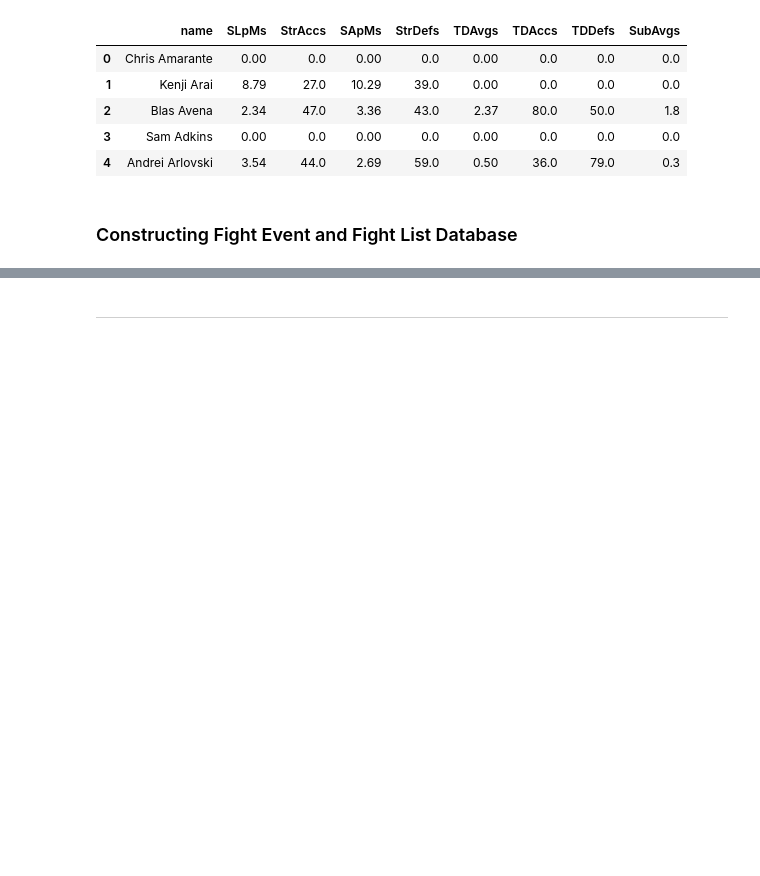
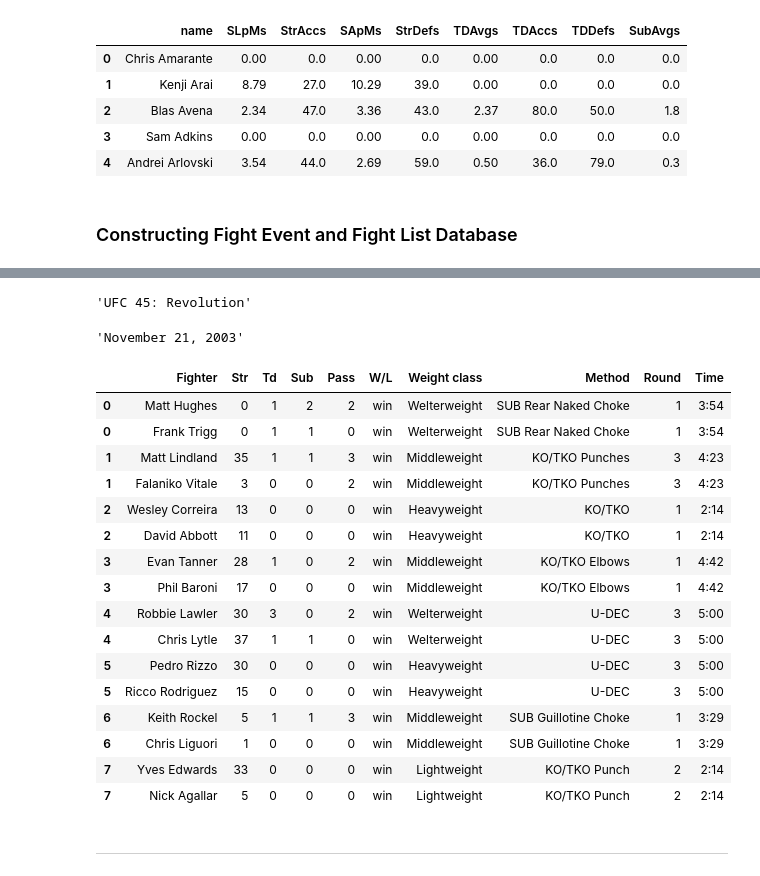
Before and after one commit to Neji128/Creating-a-SQL-Server-via-Web-Scrapping, a Jupyter notebook: data/Web_Scrapping.ipynb, the cells around one changed output, grey strips where cells are left out. Saved outputs shown, nothing was run; the diff lists cells and outputs as text; code cells hidden in the pictures; blank space fills up the shorter version.

```diff
--- a/data/Web_Scrapping.ipynb
+++ b/data/Web_Scrapping.ipynb
@@ -480,2 +482,38 @@ column_transformer(test, 'Str')
+# %%
+event_name_fetcher(test_soup)
+# %% [output]
+'UFC 45: Revolution'
+# %%
+event_date_fetcher(test_soup)
+# %% [output]
+'November 21, 2003'
+# %%
+def unnesting(df, explode):
+    idx = df.index.repeat(df[explode[0]].str.len())
+    df1 = pd.concat([
+        pd.DataFrame({x: np.concatenate(df[x].values)}) for x in explode], axis=1)
+    df1.index = idx
+
+    return df1.join(df.drop(explode, 1), how='left')
+# %%
+unnesting(test, ['Fighter', 'Str', 'Td', 'Sub', 'Pass'])
+# %% [output]
+|  | Fighter | Str | Td | Sub | Pass | W/L | Weight class | Method | Round | Time |
+| 0 | Matt Hughes | 0 | 1 | 2 | 2 | win | Welterweight | SUB Rear Naked Choke | 1 | 3:54 |
+| 0 | Frank Trigg | 0 | 1 | 1 | 0 | win | Welterweight | SUB Rear Naked Choke | 1 | 3:54 |
+| 1 | Matt Lindland | 35 | 1 | 1 | 3 | win | Middleweight | KO/TKO Punches | 3 | 4:23 |
+| 1 | Falaniko Vitale | 3 | 0 | 0 | 2 | win | Middleweight | KO/TKO Punches | 3 | 4:23 |
+| 2 | Wesley Correira | 13 | 0 | 0 | 0 | win | Heavyweight | KO/TKO | 1 | 2:14 |
+| 2 | David Abbott | 11 | 0 | 0 | 0 | win | Heavyweight | KO/TKO | 1 | 2:14 |
+| 3 | Evan Tanner | 28 | 1 | 0 | 2 | win | Middleweight | KO/TKO Elbows | 1 | 4:42 |
+| 3 | Phil Baroni | 17 | 0 | 0 | 0 | win | Middleweight | KO/TKO Elbows | 1 | 4:42 |
+| 4 | Robbie Lawler | 30 | 3 | 0 | 2 | win | Welterweight | U-DEC | 3 | 5:00 |
+| 4 | Chris Lytle | 37 | 1 | 1 | 0 | win | Welterweight | U-DEC | 3 | 5:00 |
+| 5 | Pedro Rizzo | 30 | 0 | 0 | 0 | win | Heavyweight | U-DEC | 3 | 5:00 |
+| 5 | Ricco Rodriguez | 15 | 0 | 0 | 0 | win | Heavyweight | U-DEC | 3 | 5:00 |
+| 6 | Keith Rockel | 5 | 1 | 1 | 3 | win | Middleweight | SUB Guillotine Choke | 1 | 3:29 |
+| 6 | Chris Liguori | 1 | 0 | 0 | 0 | win | Middleweight | SUB Guillotine Choke | 1 | 3:29 |
+| 7 | Yves Edwards | 33 | 0 | 0 | 0 | win | Lightweight | KO/TKO Punch | 2 | 2:14 |
+| 7 | Nick Agallar | 5 | 0 | 0 | 0 | win | Lightweight | KO/TKO Punch | 2 | 2:14 |
 # %% [markdown]
 ***************************************************************************************************************
```
Also changed, not shown: parts of 28 cells of this notebook, 4 other files.
